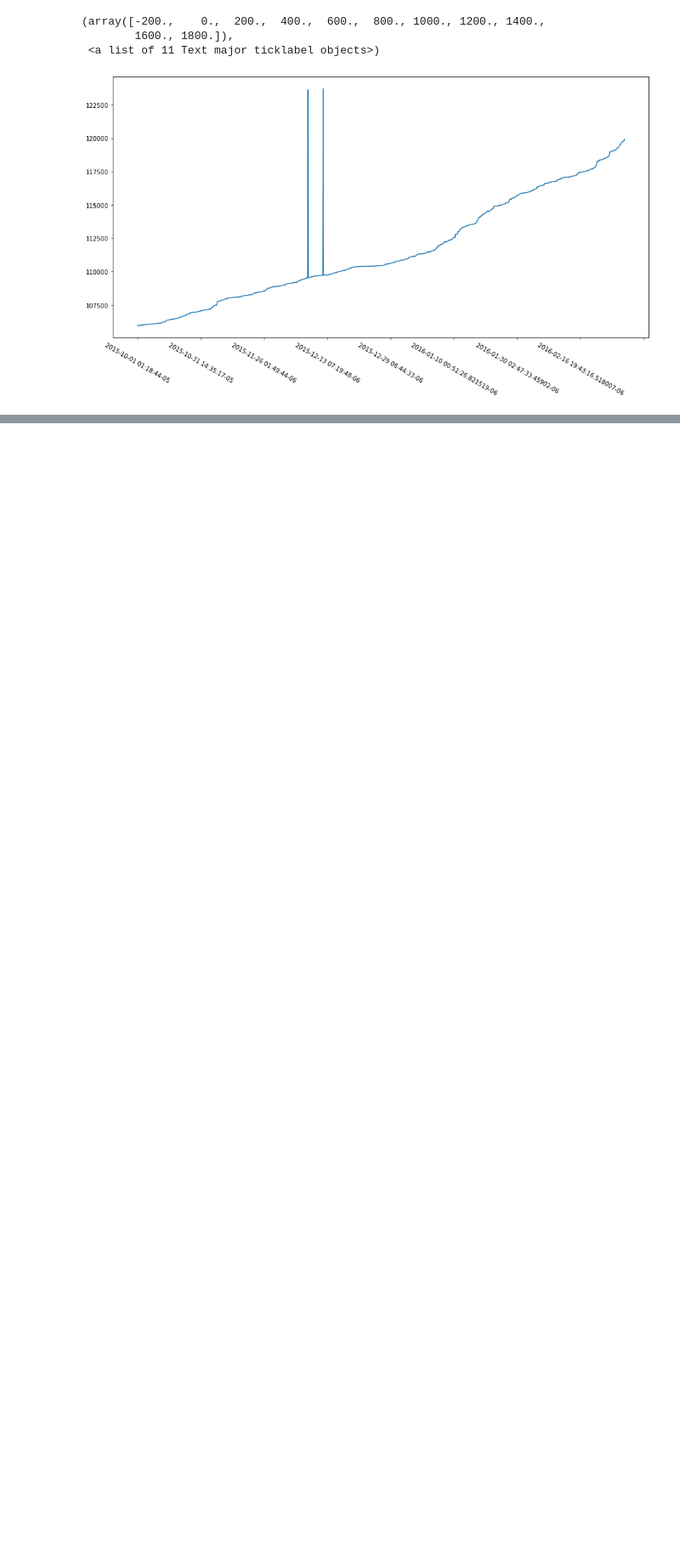
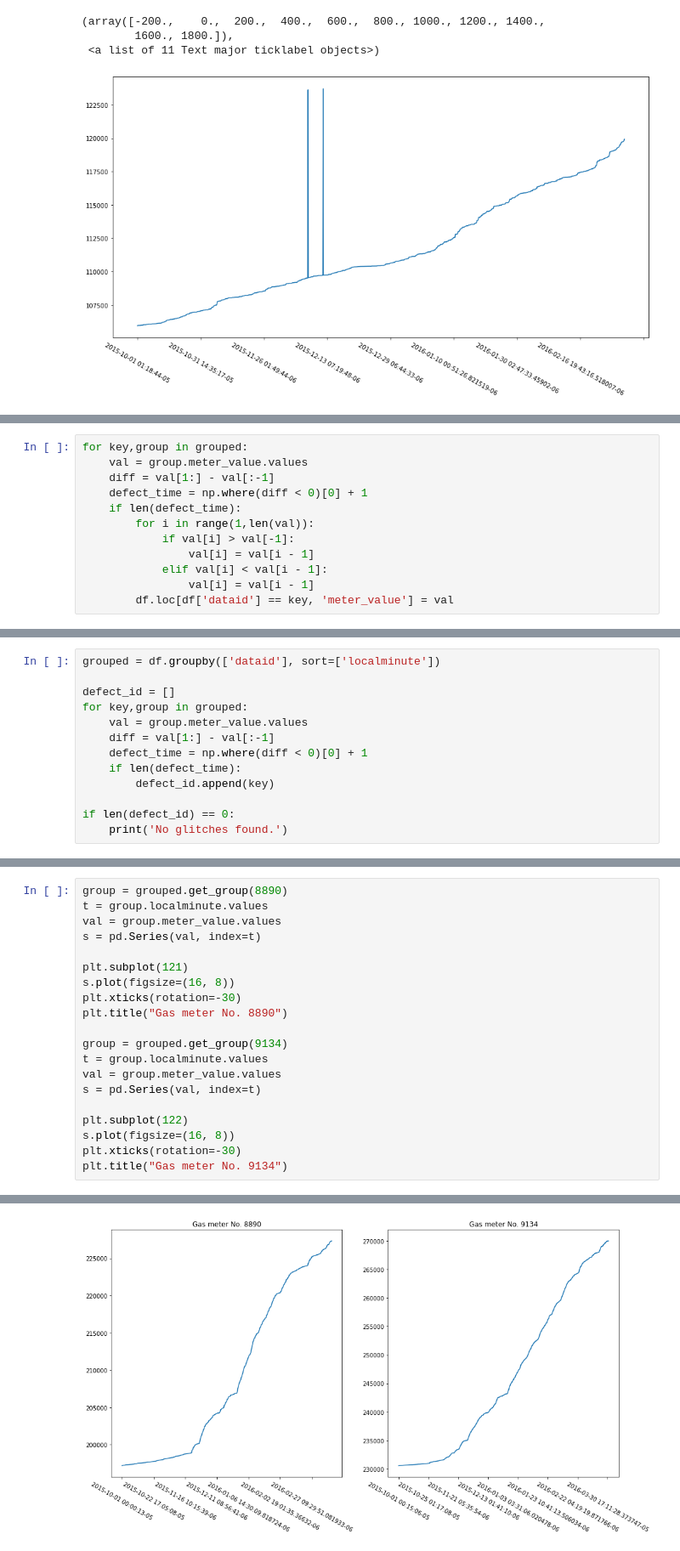
Before and after one commit to felixnie/EE4211-Project, a Jupyter notebook: Question1.ipynb, the cells around one changed output, grey strips where cells are left out. Shown at 85% size. Cells and saved outputs as stored; diff of their text form; blank space fills up the shorter version.

```diff
--- a/Question1.ipynb
+++ b/Question1.ipynb
@@ -87,0 +150,12 @@ will have to decide what to do if there are no readings for a certain hour.
+# %%
+for key,group in grouped:
+    val = group.meter_value.values
+    diff = val[1:] - val[:-1]
+    defect_time = np.where(diff < 0)[0] + 1
+    if len(defect_time):
+        for i in range(1,len(val)):
+            if val[i] > val[-1]:
+                val[i] = val[i - 1]
+            elif val[i] < val[i - 1]:
+                val[i] = val[i - 1]
+        df.loc[df['dataid'] == key, 'meter_value'] = val
@@ -87,0 +164,13 @@ will have to decide what to do if there are no readings for a certain hour.
+# %%
+grouped = df.groupby(['dataid'], sort=['localminute'])
+
+defect_id = []
+for key,group in grouped:
+    val = group.meter_value.values
+    diff = val[1:] - val[:-1]
+    defect_time = np.where(diff < 0)[0] + 1
+    if len(defect_time):
+        defect_id.append(key)
+
+if len(defect_id) == 0:
+    print('No glitches found.')
@@ -87,0 +181,21 @@ will have to decide what to do if there are no readings for a certain hour.
+# %%
+group = grouped.get_group(8890)
+t = group.localminute.values
+val = group.meter_value.values
+s = pd.Series(val, index=t)
+
+plt.subplot(121)
+s.plot(figsize=(16, 8))
+plt.xticks(rotation=-30)
+plt.title("Gas meter No. 8890")
+
+group = grouped.get_group(9134)
+t = group.localminute.values
+val = group.meter_value.values
+s = pd.Series(val, index=t)
+
+plt.subplot(122)
+s.plot(figsize=(16, 8))
+plt.xticks(rotation=-30)
+plt.title("Gas meter No. 9134")
+# %% [output]
@@ -87,0 +203 @@ will have to decide what to do if there are no readings for a certain hour.
+[figure, added]
```
Also changed, not shown: parts of 13 cells of this notebook.
